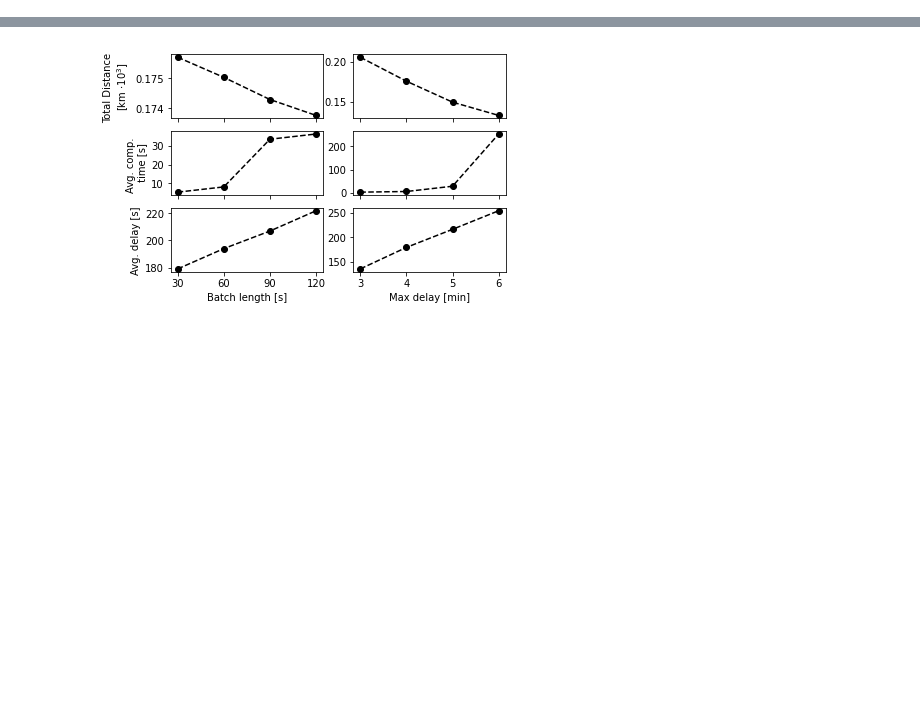
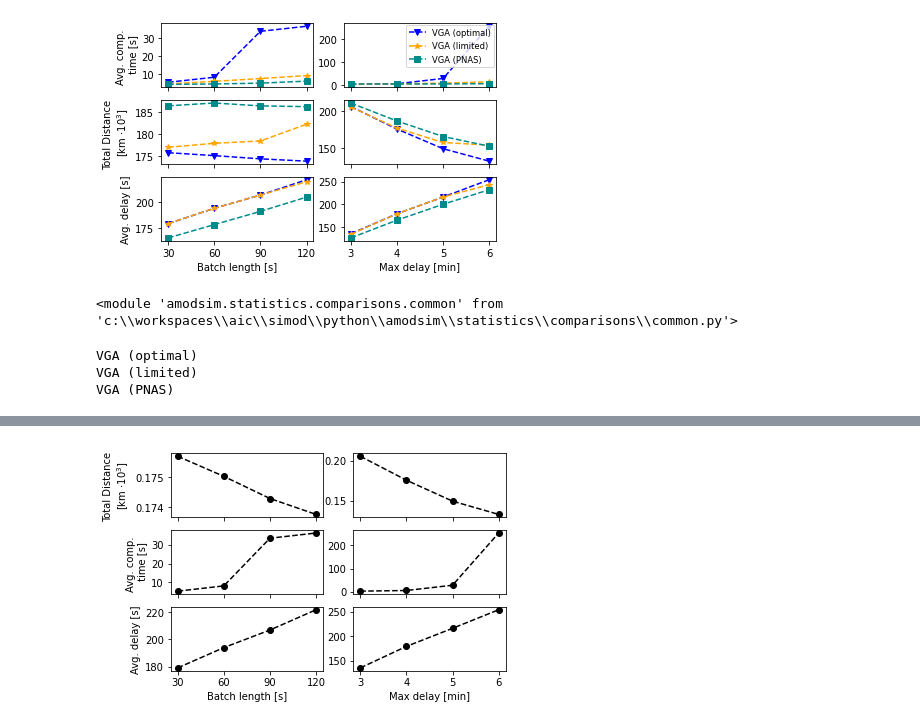
Before and after one commit to aicenter/simod, a Jupyter notebook: python/jupyter/Sensitivity Analysis.ipynb, the cells around one changed output, grey strips where cells are left out. Saved outputs shown, nothing was run; the diff lists cells and outputs as text; code cells hidden in the pictures; blank space fills up the shorter version.

```diff
--- a/python/jupyter/Sensitivity Analysis.ipynb
+++ b/python/jupyter/Sensitivity Analysis.ipynb
@@ -103,0 +192,2 @@ Text(0.5, 0, 'Max delay [min]')
+# %%
+offpeak_speed_data, offpeak_tt_data, offpeak_delay_data = load_experiments(off_peak_experiments)
@@ -104,2 +212,18 @@ Text(0.5, 0, 'Max delay [min]')
+# %%
+plot_sensitivity_analysis(off_peak_experiments, offpeak_speed_data, offpeak_tt_data, offpeak_delay_data)
+# %% [output]
+[figure, added]
+# %%
+import amodsim.statistics.comparisons
+importlib.reload(amodsim.statistics.comparisons.common)
+# %% [output]
+<module 'amodsim.statistics.comparisons.common' from 'c:\\workspaces\\aic\\simod\\python\\amodsim\\statistics\\comparisons\\common.py'>
+# %%
+for en in islice(common.Experiment, 3, 6):
+    print(en.label)
+# %% [output]
+VGA (optimal)
+VGA (limited)
+VGA (PNAS)
 # %%
 plot_ax(x_values_batch, speed_data[4:], axes[0][0])
```
Also changed, not shown: parts of 19 cells of this notebook, 9 other files.
